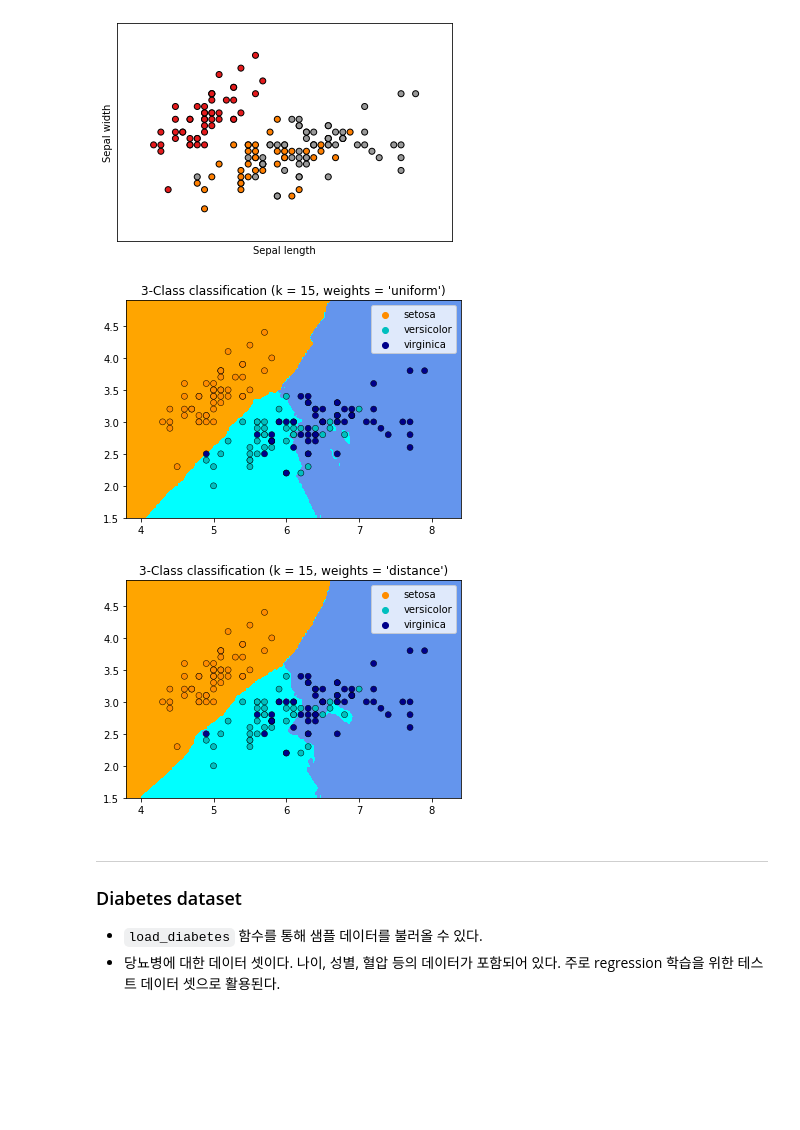
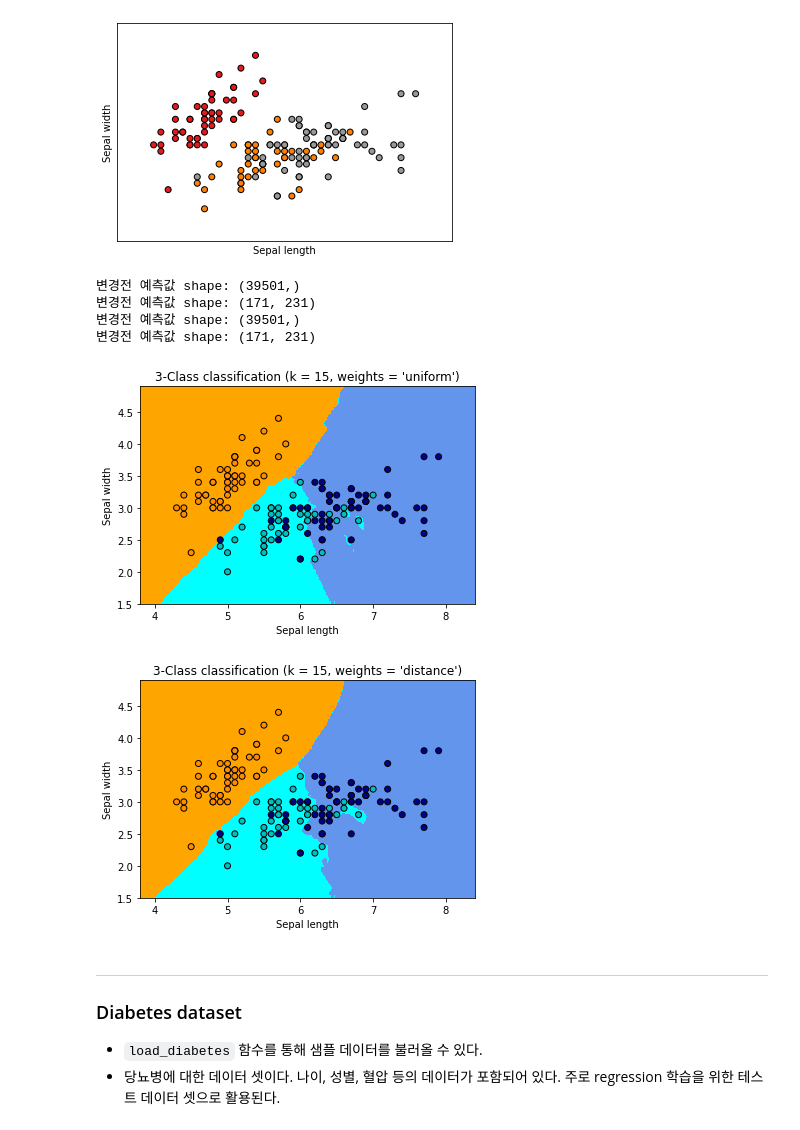
Before and after one commit to aprilslab/pythonStudy, a Jupyter notebook: src/대학원/프로그래밍특론/scikit-learn 패키지 조사.ipynb, the cells around one changed output. Drawn from its saved outputs; the diff is of its cells as text; code cells hidden in the pictures; blank space fills up the shorter version.

```diff
--- a/src/대학원/프로그래밍특론/scikit-learn 패키지 조사.ipynb
+++ b/src/대학원/프로그래밍특론/scikit-learn 패키지 조사.ipynb
@@ -152,47 +152,50 @@ plt.show()
 [figure]
 # %%
 from matplotlib.colors import ListedColormap # 인자로 주어진 색상을 그래프상 표시하기 윈한 객체
-import seaborn as sns
 from sklearn import neighbors # k-nearest neighbors 모듈
 import numpy as np
 
 # color map 생성
 cmap_light = ListedColormap(["orange", "cyan", "cornflowerblue"]) # Decision Boundary 표현에 사용할 컬러맵
-cmap_bold = ["darkorange", "c", "darkblue"] # training points 표현에 사용할 컬러맵
+cmap_bold = ListedColormap(["darkorange", "c", "darkblue"]) # training points 표현에 사용할 컬러맵
 
 n_neighbors = 15 # Nearest Neighbors Classification의 k값
 h = 0.02
 
 for weights in ["uniform", "distance"]: # uniform: 동일 가중치, distance: 거리에 따른 가중치
     clf = neighbors.KNeighborsClassifier(n_neighbors, weights=weights) # Nearest Neighbors Classification
     clf.fit(X, y) # 학습
 
     _, ax = plt.subplots()
 
     # Decision Boundary 그리기
     xx, yy = np.meshgrid(np.arange(x_min, x_max, h), np.arange(y_min, y_max, h))
-    Z = clf.predict(np.c_[xx.ravel(), yy.ravel()])
-    Z = Z.reshape(xx.shape)
+    Z = clf.predict(np.c_[xx.ravel(), yy.ravel()]) # 예측값
+    print(f"변경전 예측값 shape: {Z.shape}")
+    Z = Z.reshape(xx.shape) # 2차원에 표현할 수 있는 형태로 reshape
+    print(f"변경전 예측값 shape: {Z.shape}")
     plt.contourf(xx, yy, Z, cmap=cmap_light)
 
     # Plot training points
-    sns.scatterplot(
-        x=X[:, 0],
-        y=X[:, 1],
-        hue=iris.target_names[y],
-        palette=cmap_bold,
-        alpha=1.0,
-        edgecolor="black",
-    )
+    plt.scatter(X[:, 0], X[:, 1], c=y, cmap=cmap_bold, edgecolor="k")
+    plt.xlabel("Sepal length") # x축 라벨 설정: sepal length (cm)
+    plt.ylabel("Sepal width") # y축 라벨 설정: sepal width (cm)
+
+    plt.xlim(x_min, x_max)
+    plt.ylim(y_min, y_max)
 
     plt.title(
         "3-Class classification (k = %i, weights = '%s')" % (n_neighbors, weights)
     )
 
 plt.show()
 # %% [output]
+변경전 예측값 shape: (39501,)
+변경전 예측값 shape: (171, 231)
+변경전 예측값 shape: (39501,)
+변경전 예측값 shape: (171, 231)
-[figure, old version]
+[figure, new version]
-[figure, old version]
+[figure, new version]
 # %% [markdown]
 ---
 ### Diabetes dataset
```
